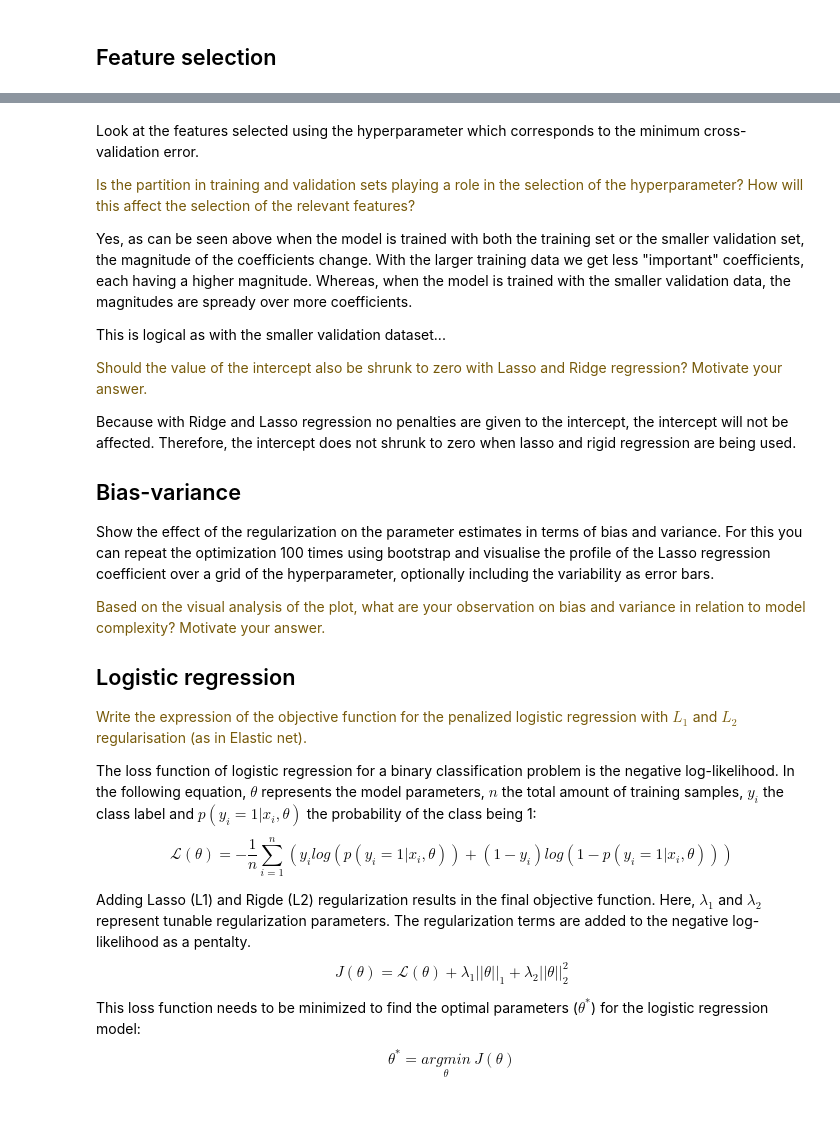
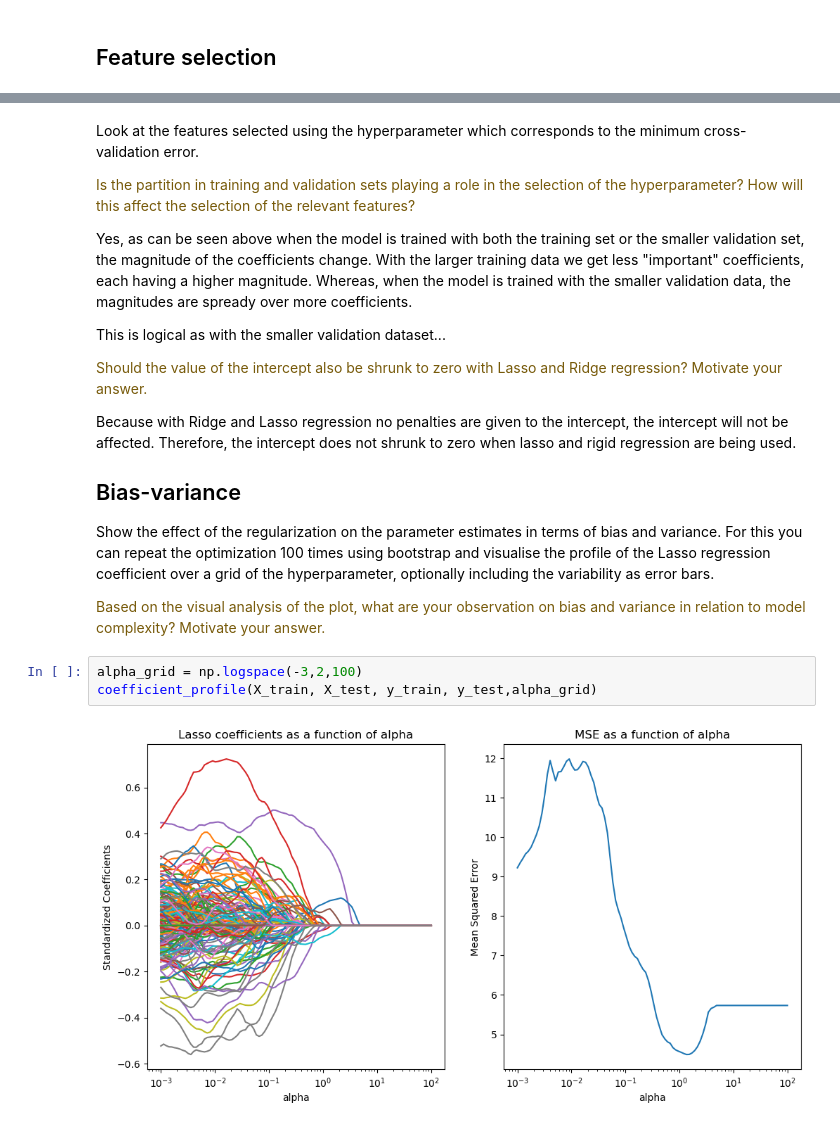
Before and after one commit to MartvStraten/8dm50-machine-learning, a Jupyter notebook: practicals/week_3.ipynb, the cells around one changed output, grey strips where cells are left out. Drawn from its saved outputs; the diff is of its cells as text.

```diff
--- a/practicals/week_3.ipynb
+++ b/practicals/week_3.ipynb
@@ -397,6 +397,5 @@ array([['TACSTD2', 0.24162966691981316],
        ['TFPI', 0.0]], dtype=object)
 # %% [markdown]
-
 Look at the features selected using the hyperparameter which corresponds to the minimum cross-validation error.
 
 <p><font color='#775a0a'>Is the partition in training and validation sets playing a role in the selection of the hyperparameter? How will this affect the selection of the relevant features?</font></p>
@@ -416,17 +415,8 @@ Because with Ridge and Lasso regression no penalties are given to the intercept,
 Show the effect of the regularization on the parameter estimates in terms of bias and variance. For this you can repeat the optimization 100 times using bootstrap and visualise the profile of the Lasso regression coefficient over a grid of the hyperparameter, optionally including the variability as error bars.
 
 <p><font color='#775a0a'>Based on the visual analysis of the plot, what are your observation on bias and variance in relation to model complexity? Motivate your answer.</font></p>
-
-
-## Logistic regression
-
-<p><font color='#775a0a'>Write the expression of the objective function for the penalized logistic regression with $L_1$ and $L_2$ regularisation (as in Elastic net).</font></p>
-
-The loss function of logistic regression for a binary classification problem is the negative log-likelihood. In the following equation, $\theta$ represents the model parameters, $n$ the total amount of training samples, $y_{i}$ the class label and $p(y_{i} = 1 | x_{i},\theta)$ the probability of the class being 1:
-$$\mathcal{L}(\theta) = -\frac{1}{n} \sum^{n}_{i=1} (y_{i}log(p(y_{i} = 1 | x_{i},\theta)) + (1 - y_{i})log(1 - p(y_{i} = 1 | x_{i},\theta)))$$
-
-Adding Lasso (L1) and Rigde (L2) regularization results in the final objective function. Here, $\lambda_{1}$ and $\lambda_{2}$ represent tunable regularization parameters. The regularization terms are added to the negative log-likelihood as a pentalty.
-$$J(\theta) = \mathcal{L}(\theta) + \lambda_{1}||\theta||_{1} + \lambda_{2}||\theta||^{2}_{2}$$
-
-This loss function needs to be minimized to find the optimal parameters ($\theta^{*}$) for the logistic regression model:
-$$\theta^{*} = \underset{\theta}{argmin} \ J(\theta)$$
+# %%
+alpha_grid = np.logspace(-3,2,100)
+coefficient_profile(X_train, X_test, y_train, y_test,alpha_grid)
+# %% [output]
+[figure, added]
```
Also changed, not shown: parts of 3 cells of this notebook, 1 other file.
